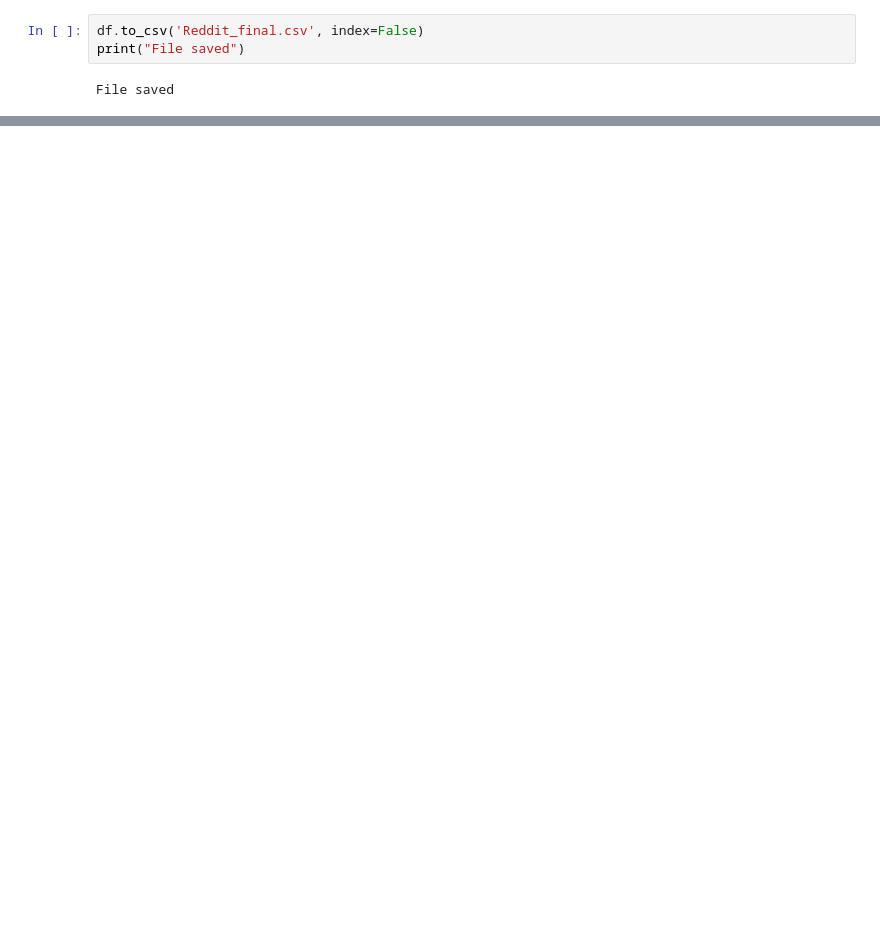
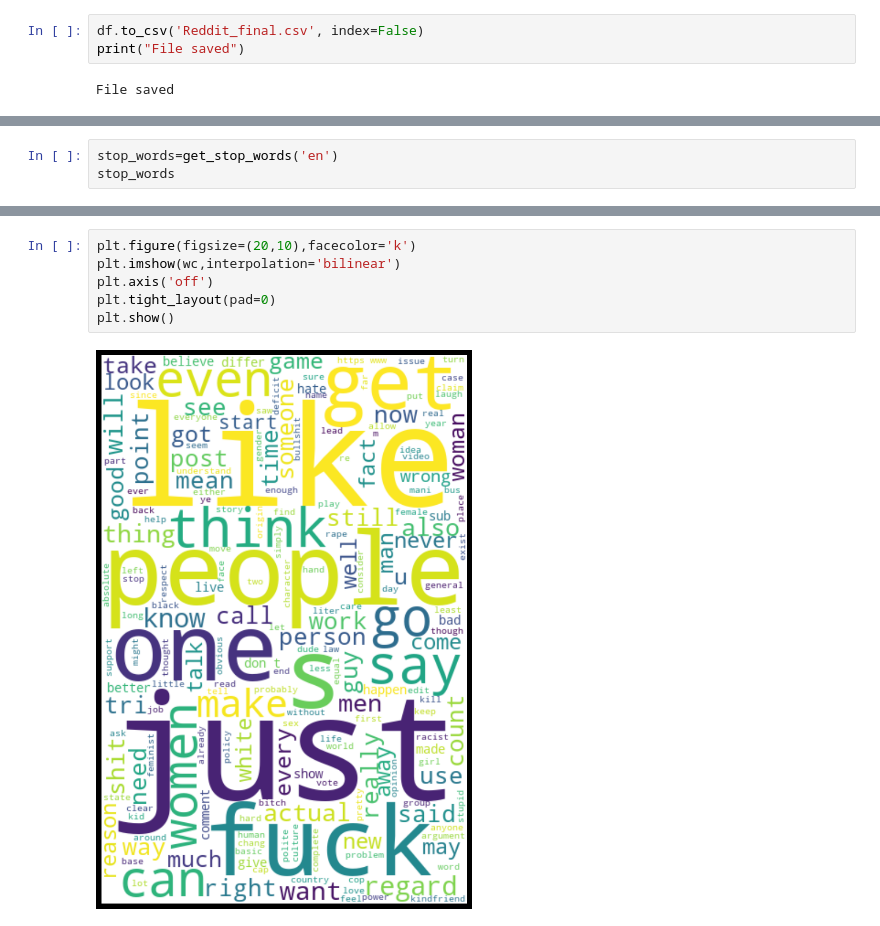
Before and after one commit to spring-board-b2-hate-speech/Group-3, a Jupyter notebook: Final/DataPreprocessing(Final).ipynb, the cells around one changed output, grey strips where cells are left out. Drawn from its saved outputs; the diff is of its cells as text; blank space fills up the shorter version.

```diff
--- a/Final/DataPreprocessing(Final).ipynb
+++ b/Final/DataPreprocessing(Final).ipynb
@@ -764,0 +792,3 @@ File saved
+# %%
+stop_words=get_stop_words('en')
+stop_words
@@ -764,0 +844,8 @@ File saved
+# %%
+plt.figure(figsize=(20,10),facecolor='k')
+plt.imshow(wc,interpolation='bilinear')
+plt.axis('off')
+plt.tight_layout(pad=0)
+plt.show()
+# %% [output]
+[figure, added]
```
Also changed, not shown: parts of 60 cells of this notebook.
